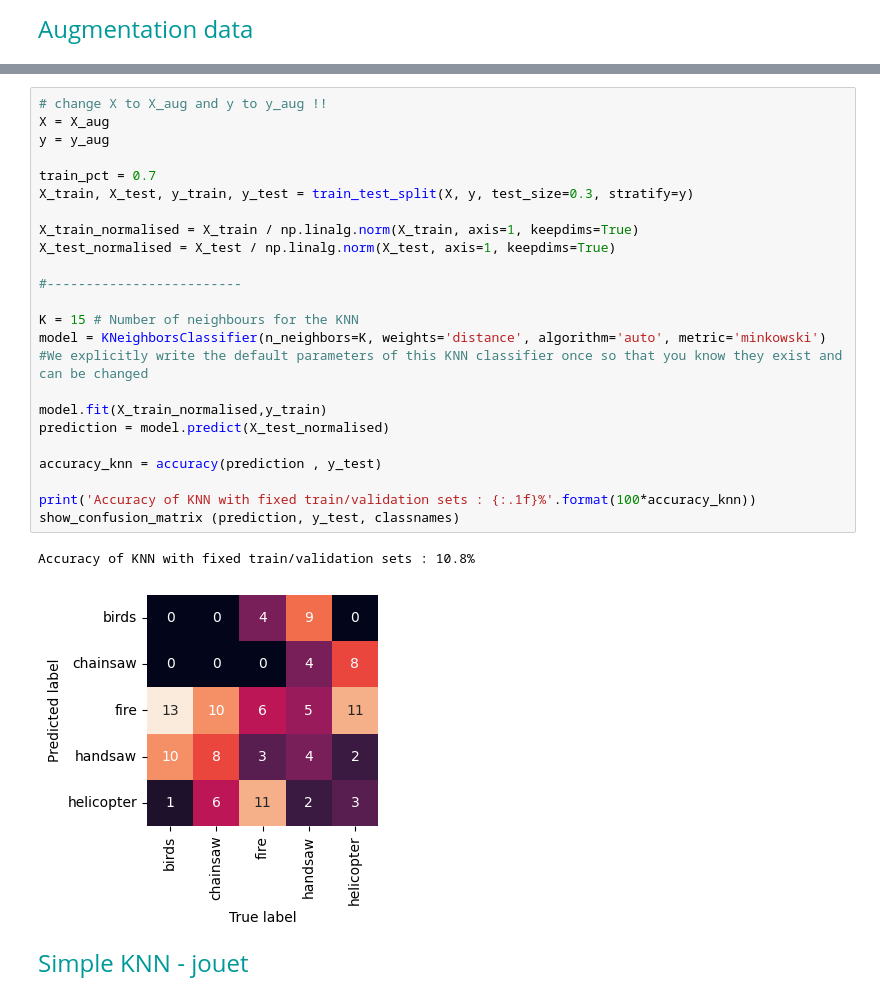
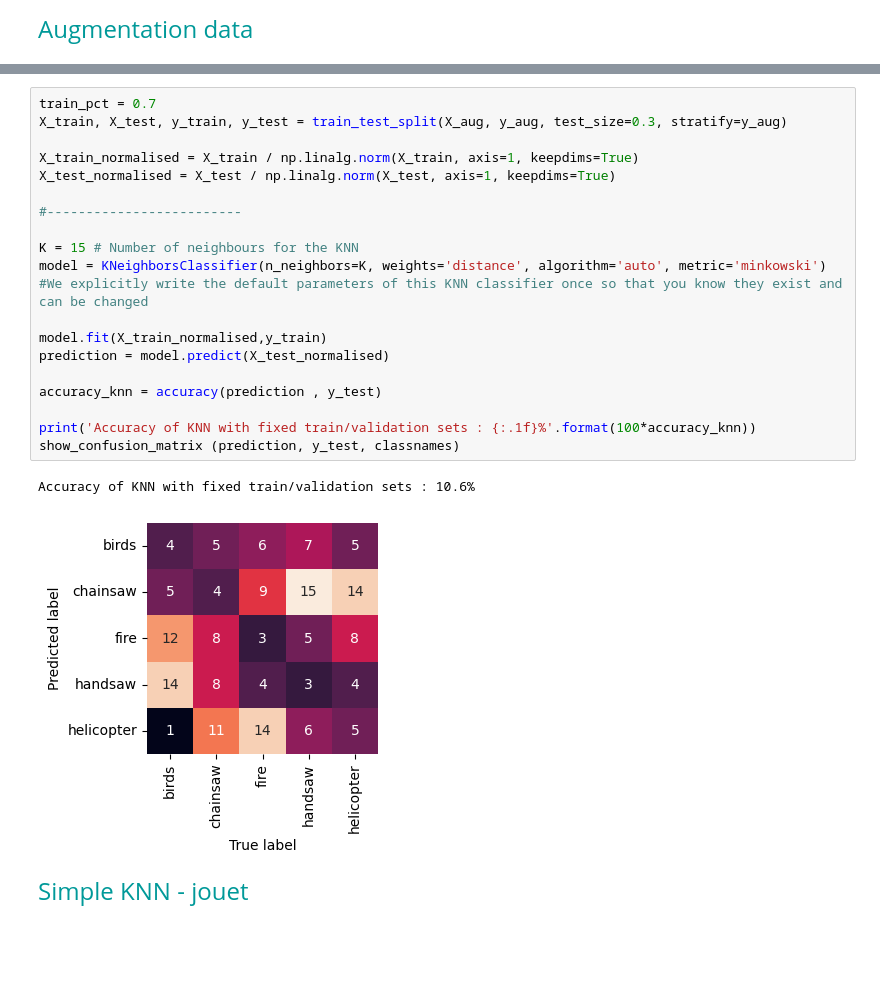
Before and after one commit to CamilleCl/lelec210X_GroupeF, a Jupyter notebook: classification/neuralNetwork.ipynb, the cells around one changed output, grey strips where cells are left out. Cells and saved outputs as stored; diff of their text form; blank space fills up the shorter version.

```diff
--- a/classification/neuralNetwork.ipynb
+++ b/classification/neuralNetwork.ipynb
@@ -128,29 +134,25 @@ print('Number of labels : {}'.format(len(y_aug)))
 # %%
-# change X to X_aug and y to y_aug !!
-X = X_aug
-y = y_aug
-
 train_pct = 0.7
-X_train, X_test, y_train, y_test = train_test_split(X, y, test_size=0.3, stratify=y)
+X_train, X_test, y_train, y_test = train_test_split(X_aug, y_aug, test_size=0.3, stratify=y_aug)
 
 X_train_normalised = X_train / np.linalg.norm(X_train, axis=1, keepdims=True)
 X_test_normalised = X_test / np.linalg.norm(X_test, axis=1, keepdims=True)
 
 #-------------------------
 
 K = 15 # Number of neighbours for the KNN
 model = KNeighborsClassifier(n_neighbors=K, weights='distance', algorithm='auto', metric='minkowski') #We explicitly write the default parameters of this KNN classifier once so that you know they exist and can be changed
 
 model.fit(X_train_normalised,y_train)
 prediction = model.predict(X_test_normalised)
 
 accuracy_knn = accuracy(prediction , y_test)
 
 print('Accuracy of KNN with fixed train/validation sets : {:.1f}%'.format(100*accuracy_knn))
 show_confusion_matrix (prediction, y_test, classnames)
 # %% [output]
-Accuracy of KNN with fixed train/validation sets : 10.8%
+Accuracy of KNN with fixed train/validation sets : 10.6%
-[figure, old version]
+[figure, new version]
 # %% [markdown]
 <font size=5 color=#009999> Simple KNN - jouet </font> <br>
 # %%
```
Also changed, not shown: parts of 2 cells of this notebook, 2 other files.
